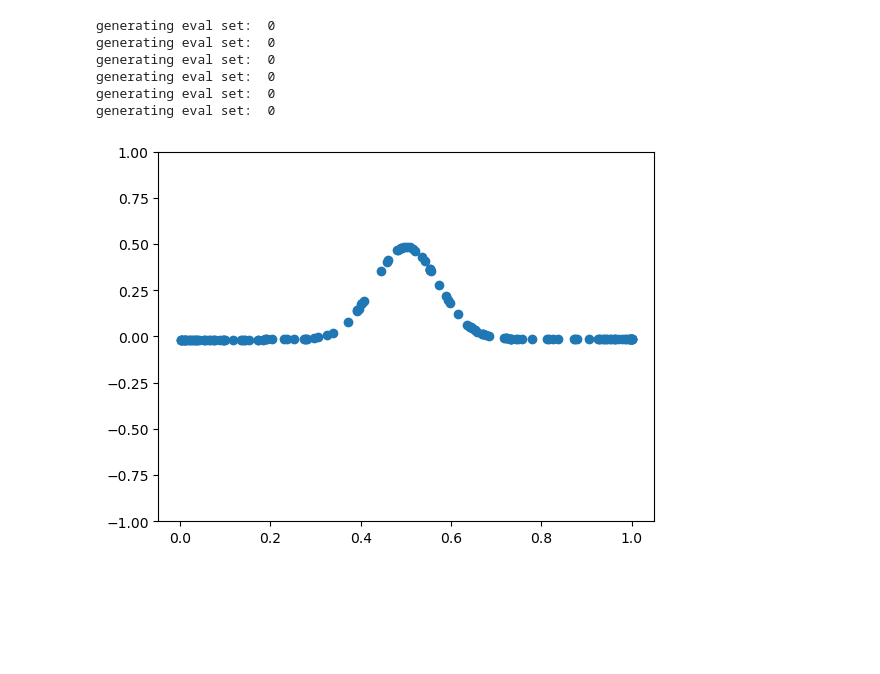
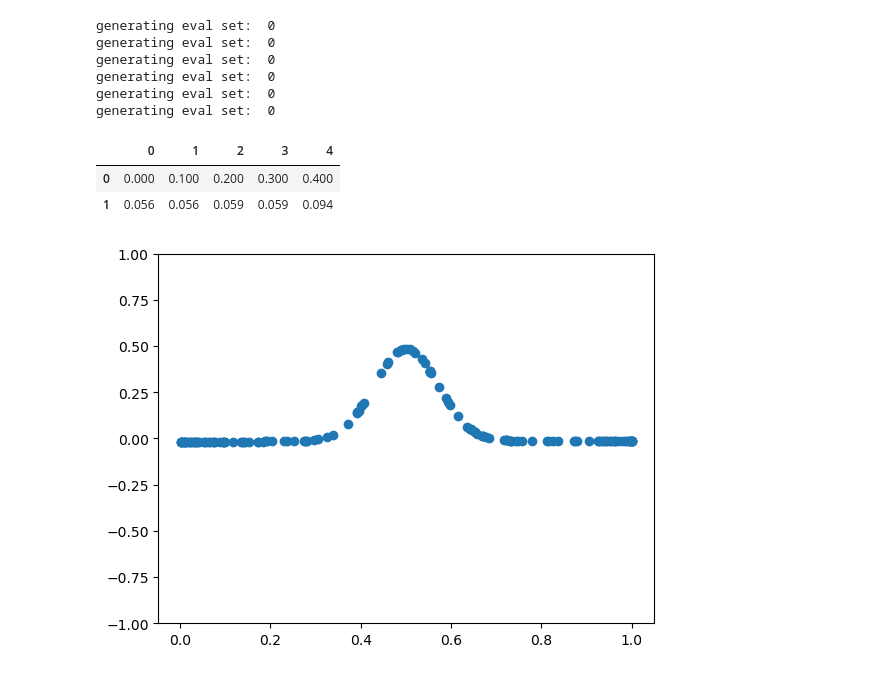
Before and after one commit to yanyuchen/causal_net_test, a Jupyter notebook: Untitled.ipynb, the cells around one changed output. Saved outputs shown, nothing was run; the diff lists cells and outputs as text; code cells hidden in the pictures; blank space fills up the shorter version.

```diff
--- a/Untitled.ipynb
+++ b/Untitled.ipynb
@@ -10,3 +12,10 @@ generating eval set:  0
+# %%
+rej_rate = pd.read_csv(args.save_dir + '/rej_rate_at_inf_ratio_0.3_rho_0.4.txt', header=None, sep=' ')
+rej_rate
+# %% [output]
+|  | 0 | 1 | 2 | 3 | 4 |
+| 0 | 0.000 | 0.100 | 0.200 | 0.300 | 0.400 |
+| 1 | 0.056 | 0.056 | 0.059 | 0.059 | 0.094 |
 # %%
 import torch
 import math
```
Also changed, not shown: parts of 32 cells of this notebook, 47 other files.
